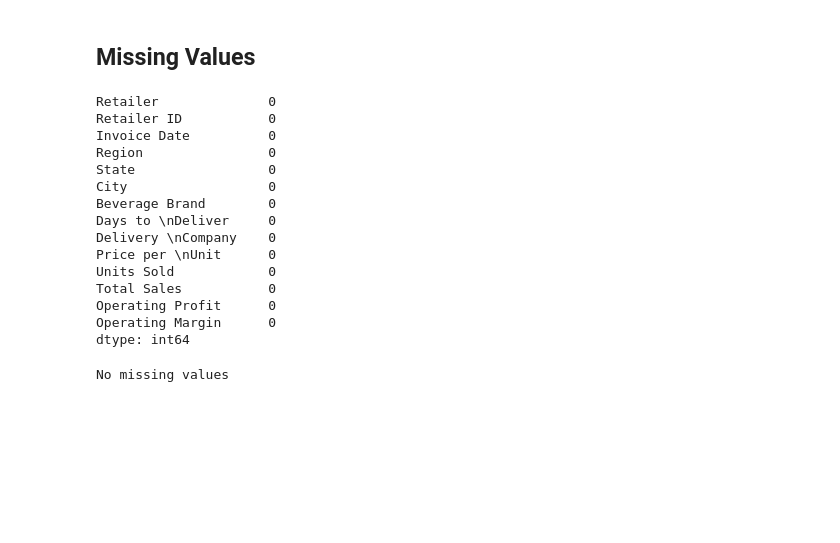
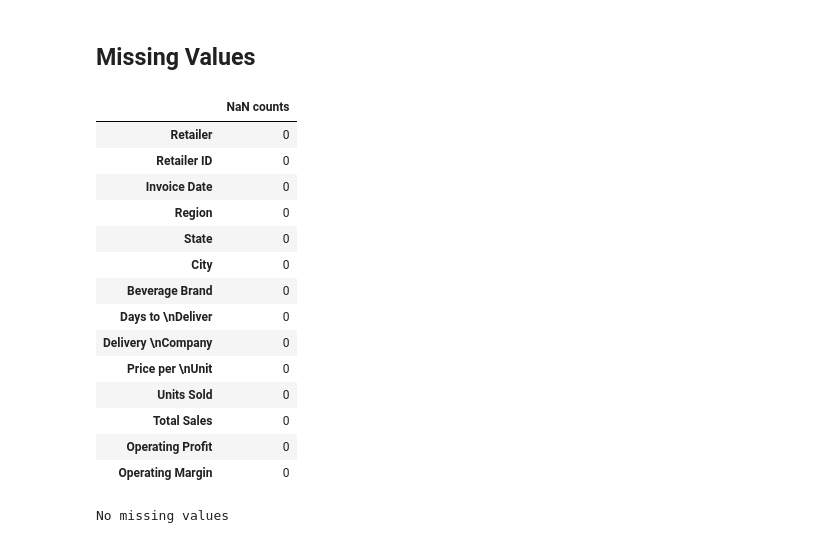
Before and after one commit to rique-git/data-science, a Jupyter notebook: coca_cola_retailers/dataAnalysis.ipynb, the cells around one changed output. Saved outputs shown, nothing was run; the diff lists cells and outputs as text; code cells hidden in the pictures; blank space fills up the shorter version.

```diff
--- a/coca_cola_retailers/dataAnalysis.ipynb
+++ b/coca_cola_retailers/dataAnalysis.ipynb
@@ -147,23 +147,23 @@ Date     ['Invoice Date']
 # %% [markdown]
 ## Missing Values
 # %%
-data[data.columns].isnull().sum().sort_values(ascending=False)
+pd.DataFrame(data.isna().sum().sort_values(ascending=False), columns = ["NaN counts"])
 # %% [output]
-Retailer              0
-Retailer ID           0
-Invoice Date          0
-Region                0
-State                 0
-City                  0
-Beverage Brand        0
-Days to \nDeliver     0
-Delivery \nCompany    0
-Price per \nUnit      0
-Units Sold            0
-Total Sales           0
-Operating Profit      0
-Operating Margin      0
-dtype: int64
+|  | NaN counts |
+| Retailer | 0 |
+| Retailer ID | 0 |
+| Invoice Date | 0 |
+| Region | 0 |
+| State | 0 |
+| City | 0 |
+| Beverage Brand | 0 |
+| Days to \nDeliver | 0 |
+| Delivery \nCompany | 0 |
+| Price per \nUnit | 0 |
+| Units Sold | 0 |
+| Total Sales | 0 |
+| Operating Profit | 0 |
+| Operating Margin | 0 |
 # %%
 missing_values = {}
 for var in data.columns:
```
Also changed, not shown: 1 other file.
